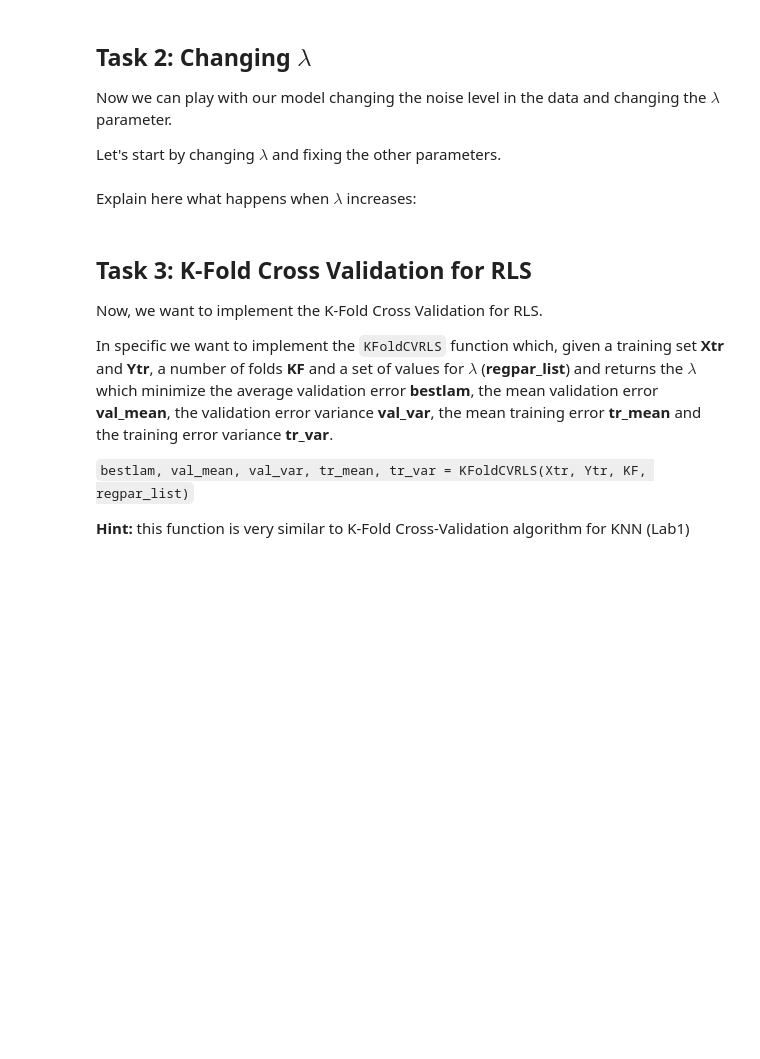
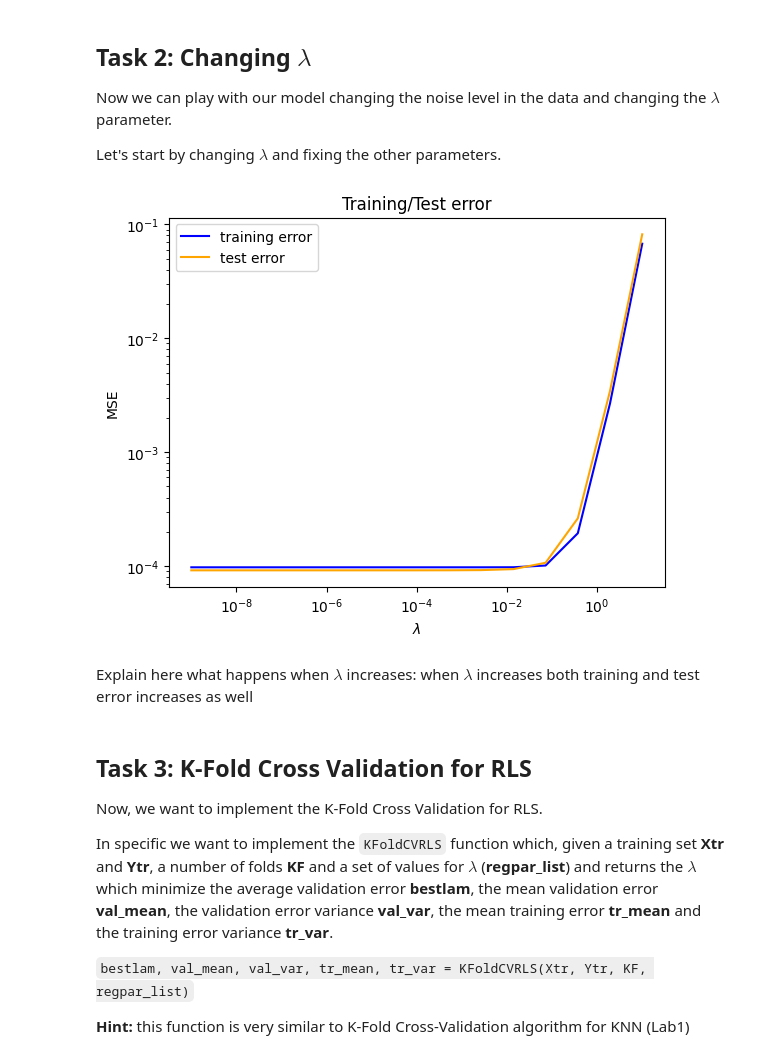
Before and after one commit to Clonecodesash/MachineLearning, a Jupyter notebook: RLS/Lab3_RLS.ipynb, the cells around one changed output. Drawn from its saved outputs; the diff is of its cells as text; code cells hidden in the pictures; blank space fills up the shorter version.

```diff
--- a/RLS/Lab3_RLS.ipynb
+++ b/RLS/Lab3_RLS.ipynb
@@ -74,8 +74,20 @@ def regularizedLSTrain(Xtr, Ytr, lam):
+# %%
+def regularizedLSTrain(Xtr, Ytr, lam):
+    # Insert your code here
+    # Compute the regularized least squares solution
+    A = np.dot(Xtr.T, Xtr) + lam * np.eye(Xtr.shape[1])
+    b = np.dot(Xtr.T, Ytr)
+    l = scipy.linalg.cholesky(A, lower=True)
+    y = scipy.linalg.solve_triangular(l, b, lower=True)
+    w = scipy.linalg.solve_triangular(l.T, y, lower=False)
+    return w
 # %% [markdown]
 We need also to implement a function `regularizedLSTest` which given a test set `Xte` and the `w` obtained using `regularizedLSTrain`, it returns `Ypred` containing the predictions
 # %%
 def regularizedLSTest(w, Xte):
     # Insert your code here
+    Ypred = Xte @ w
+    return Ypred
 # %% [markdown]
 To evaluate the performance of RLS regressor, we need a function to estimate the error.
 
@@ -101,17 +113,18 @@ noise_std = 0.1
 lam = 1e-3
 
 # Generate a training set with ntrain points and a test set with ntest
-Xtr, Ytr = ...
-Xte, Yte = ...
+Xtr, Ytr = linearRegrFunction(ntrain, D, low_D, high_D, wtrue, noise_std)
+Xte, Yte = linearRegrFunction(ntest, D, low_D, high_D, wtrue, noise_std)
 
 # Train RLS
-w = ...
+w = regularizedLSTrain(Xtr, Ytr, lam)
 
 # Compute predictions on training and test set
-Ytr_pred = ...
-Yte_pred = ...
+Ytr_pred = regularizedLSTest(w, Xtr)
+Yte_pred = regularizedLSTest(w, Xte)
 
-train_err = ...
-test_err = ...
+
+train_err = calcError(Ytr_pred, Ytr)
+test_err =  calcError(Yte_pred, Yte)
 
 print("[--] Training error: {}\tTest error: {}".format(train_err, test_err))
@@ -126,39 +141,45 @@ ntest = 100
 D = 2
 low_D = [-2] * D
 high_D = [2] * D
 w_true = np.array([i for i in range(D)]).reshape(D, 1) + 10
 noise_std = 0.01
 
 
 # Data generation
-Xtr, Ytr = ...
-Xte, Yte = ...
+Xtr, Ytr = linearRegrFunction(ntrain, D, low_D, high_D, w_true, noise_std)
+Xte, Yte = linearRegrFunction(ntest, D, low_D, high_D, w_true, noise_std)
 
 lam_list = np.logspace(-9, 1, 15)
 tr_err = []
 te_err = []
 
 for lam in lam_list:
 
     # Train RLS
-
+    w = regularizedLSTrain(Xtr, Ytr, lam)
     # Compute predictions on training and test set
-
+    Ytr_pred = regularizedLSTest(w, Xtr)
+    Yte_pred = regularizedLSTest(w, Xte)
     # Compute training and test error and store them on tr_err and te_err
+    tr_err.append(calcError(Ytr_pred, Ytr))
+    te_err.append(calcError(Yte_pred, Yte))
 
 
 # Plot training and test error
 _, ax = plt.subplots()
 ax.set_title("Training/Test error")
 ax.plot(lam_list, tr_err, '-', c="blue", label="training error")
 ax.plot(lam_list, te_err, '-', c="orange", label="test error")
 ax.legend(loc="best")
 ax.set_xlabel("$\lambda$")
 ax.set_ylabel("MSE")
 ax.set_xscale("log")
 ax.set_yscale("log")
+# %% [output]
+[figure, added]
 # %% [markdown]
 Explain here what happens when $\lambda$ increases:
+when  $\lambda$ increases both training and test error increases as well
 # %% [markdown]
 ## Task 3: K-Fold Cross Validation for RLS
 Now, we want to implement the K-Fold Cross Validation for RLS.
```
Also changed, not shown: parts of 9 cells of this notebook, 1 other file.
